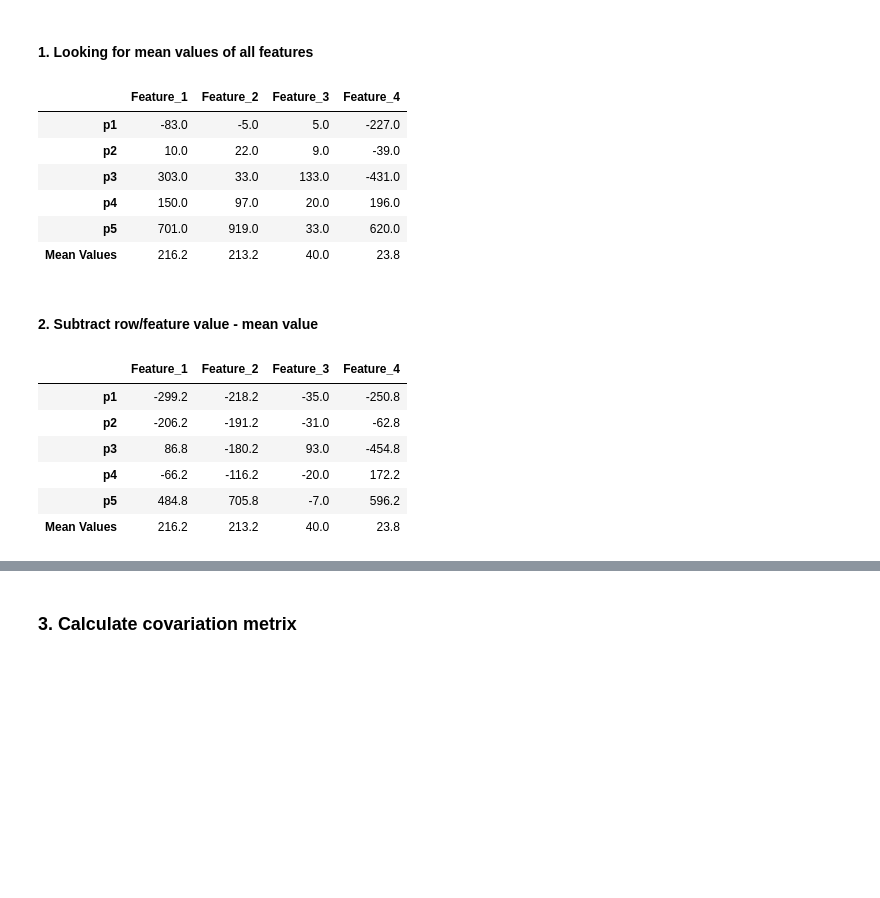
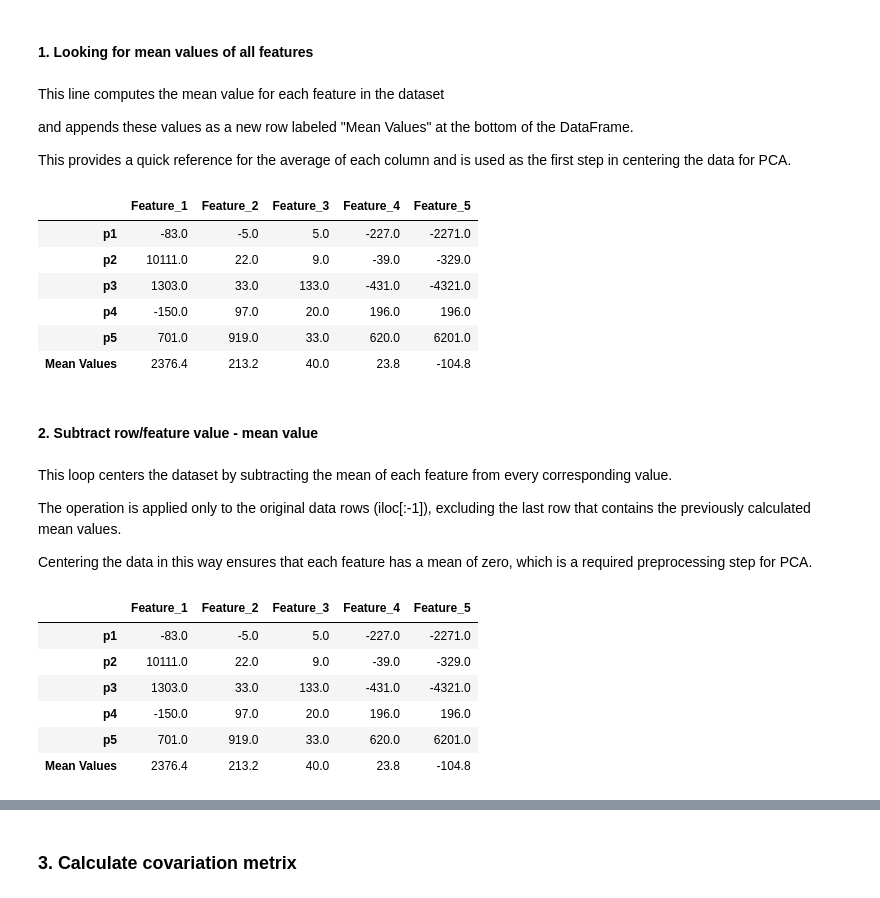
Before and after one commit to plamensve/Principal-Component-Analysis-from-Scratch, a Jupyter notebook: notebooks/math_behing_the_algo.ipynb, the cells around one changed output, grey strips where cells are left out. Drawn from its saved outputs; the diff is of its cells as text; code cells hidden in the pictures; blank space fills up the shorter version.

```diff
--- a/notebooks/math_behing_the_algo.ipynb
+++ b/notebooks/math_behing_the_algo.ipynb
@@ -8,10 +8,11 @@ import matplotlib.pyplot as plt
 import numpy as np
 # %%
 data = pd.DataFrame({
-    'Feature_1': [-83, 10, 303, 150, 701],
+    'Feature_1': [-83, 10111, 1303, -150, 701],
     'Feature_2': [-5, 22, 33, 97, 919],
     'Feature_3': [5, 9, 133, 20, 33],
     'Feature_4': [-227, -39, -431, 196, 620],
+    'Feature_5': [-2271, -329, -4321, 196, 6201],
 }, index=['p1', 'p2', 'p3', 'p4', 'p5'])
 
 data
@@ -28,29 +29,42 @@ data
 ---
 # %% [markdown]
 #### 1. Looking for mean values of all features
+# %% [markdown]
+This line computes the mean value for each feature in the dataset
+
+and appends these values as a new row labeled "Mean Values" at the bottom of the DataFrame.
+
+This provides a quick reference for the average of each column and is used as the first step in centering the data for PCA.
 # %%
 data.loc['Mean Values'] = data.mean()
-data
+data_mean = data.copy()
+data_mean
 # %% [output]
-|  | Feature_1 | Feature_2 | Feature_3 | Feature_4 |
-| p1 | -83.0 | -5.0 | 5.0 | -227.0 |
-| p2 | 10.0 | 22.0 | 9.0 | -39.0 |
-| p3 | 303.0 | 33.0 | 133.0 | -431.0 |
-| p4 | 150.0 | 97.0 | 20.0 | 196.0 |
-| p5 | 701.0 | 919.0 | 33.0 | 620.0 |
-| Mean Values | 216.2 | 213.2 | 40.0 | 23.8 |
+|  | Feature_1 | Feature_2 | Feature_3 | Feature_4 | Feature_5 |
+| p1 | -83.0 | -5.0 | 5.0 | -227.0 | -2271.0 |
+| p2 | 10111.0 | 22.0 | 9.0 | -39.0 | -329.0 |
+| p3 | 1303.0 | 33.0 | 133.0 | -431.0 | -4321.0 |
+| p4 | -150.0 | 97.0 | 20.0 | 196.0 | 196.0 |
+| p5 | 701.0 | 919.0 | 33.0 | 620.0 | 6201.0 |
+| Mean Values | 2376.4 | 213.2 | 40.0 | 23.8 | -104.8 |
 # %% [markdown]
 #### 2. Subtract row/feature value - mean value
+# %% [markdown]
+This loop centers the dataset by subtracting the mean of each feature from every corresponding value.
+
+The operation is applied only to the original data rows (iloc[:-1]), excluding the last row that contains the previously calculated mean values.
+
+Centering the data in this way ensures that each feature has a mean of zero, which is a required preprocessing step for PCA.
 # %%
-for f in data.columns:
+for f in data_mean.columns:
     data.iloc[:-1] = data.iloc[:-1] - data.iloc[:-1].mean()
 
-data
+data_mean
 # %% [output]
-|  | Feature_1 | Feature_2 | Feature_3 | Feature_4 |
-| p1 | -299.2 | -218.2 | -35.0 | -250.8 |
-| p2 | -206.2 | -191.2 | -31.0 | -62.8 |
-| p3 | 86.8 | -180.2 | 93.0 | -454.8 |
-| p4 | -66.2 | -116.2 | -20.0 | 172.2 |
-| p5 | 484.8 | 705.8 | -7.0 | 596.2 |
-| Mean Values | 216.2 | 213.2 | 40.0 | 23.8 |
+|  | Feature_1 | Feature_2 | Feature_3 | Feature_4 | Feature_5 |
+| p1 | -83.0 | -5.0 | 5.0 | -227.0 | -2271.0 |
+| p2 | 10111.0 | 22.0 | 9.0 | -39.0 | -329.0 |
+| p3 | 1303.0 | 33.0 | 133.0 | -431.0 | -4321.0 |
+| p4 | -150.0 | 97.0 | 20.0 | 196.0 | 196.0 |
+| p5 | 701.0 | 919.0 | 33.0 | 620.0 | 6201.0 |
+| Mean Values | 2376.4 | 213.2 | 40.0 | 23.8 | -104.8 |
```
Also changed, not shown: parts of 21 cells of this notebook.
